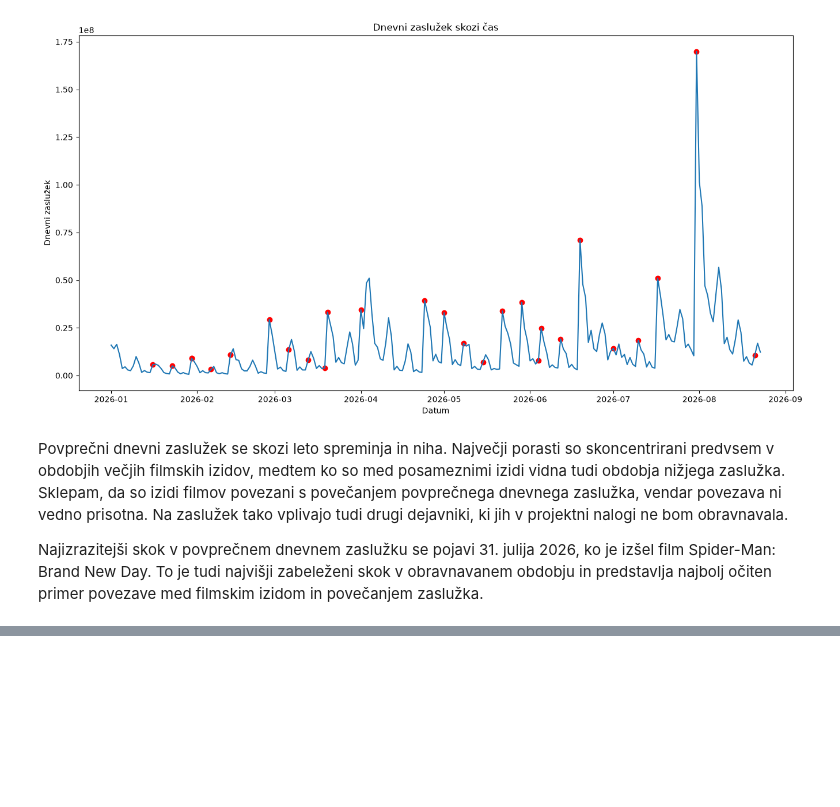
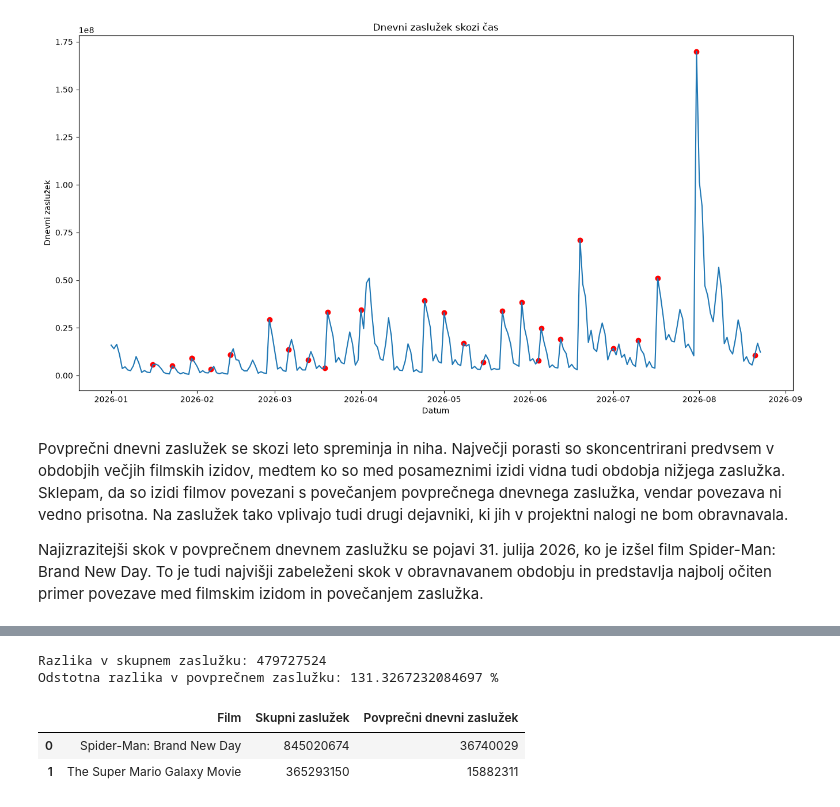
Before and after one commit to idakosmerl-web/projektna-naloga, a Jupyter notebook: analiza_podatkov.ipynb, the cells around one changed output, grey strips where cells are left out. Drawn from its saved outputs; the diff is of its cells as text; code cells hidden in the pictures; blank space fills up the shorter version.

```diff
--- a/analiza_podatkov.ipynb
+++ b/analiza_podatkov.ipynb
@@ -271,0 +311,29 @@ Najizrazitejši skok v povprečnem dnevnem zaslužku se pojavi 31. julija 2026,
+# %%
+skupni_1 = film_1['dnevni zaslužek'].sum()
+skupni_2 = film_2['dnevni zaslužek'].sum()
+
+povprecni_1 = film_1['dnevni zaslužek'].mean()
+povprecni_2 = film_2['dnevni zaslužek'].mean()
+
+razlika_skupni = skupni_1 - skupni_2
+razlika_povprecni = povprecni_1 - povprecni_2
+
+print("Razlika v skupnem zaslužku:", razlika_skupni)
+
+odstotna_povprecni = (razlika_povprecni / povprecni_2) * 100
+print("Odstotna razlika v povprečnem zaslužku:", odstotna_povprecni, "%")
+
+tabela_zasluzek = pd.DataFrame({
+    "Film": ["Spider-Man: Brand New Day", "The Super Mario Galaxy Movie"],
+    "Skupni zaslužek": [skupni_1, skupni_2],
+    "Povprečni dnevni zaslužek": [povprecni_1, povprecni_2]
+})
+
+tabela_zasluzek["Povprečni dnevni zaslužek"] = tabela_zasluzek["Povprečni dnevni zaslužek"].round(0).astype(int)
+tabela_zasluzek
+# %% [output]
+Razlika v skupnem zaslužku: 479727524
+Odstotna razlika v povprečnem zaslužku: 131.3267232084697 %
+|  | Film | Skupni zaslužek | Povprečni dnevni zaslužek |
+| 0 | Spider-Man: Brand New Day | 845020674 | 36740029 |
+| 1 | The Super Mario Galaxy Movie | 365293150 | 15882311 |
```
Also changed, not shown: parts of 7 cells of this notebook.
